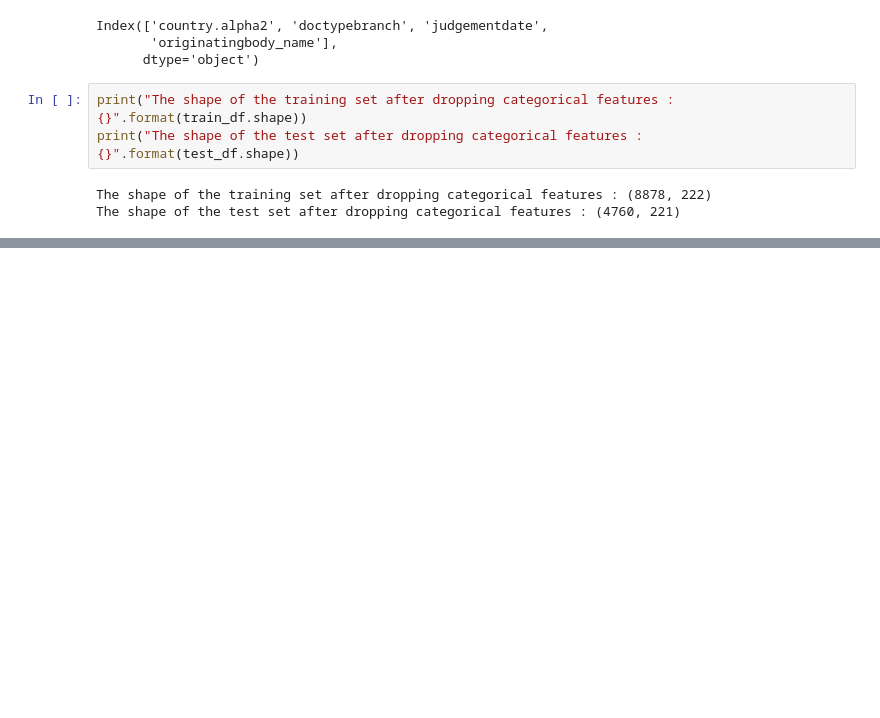
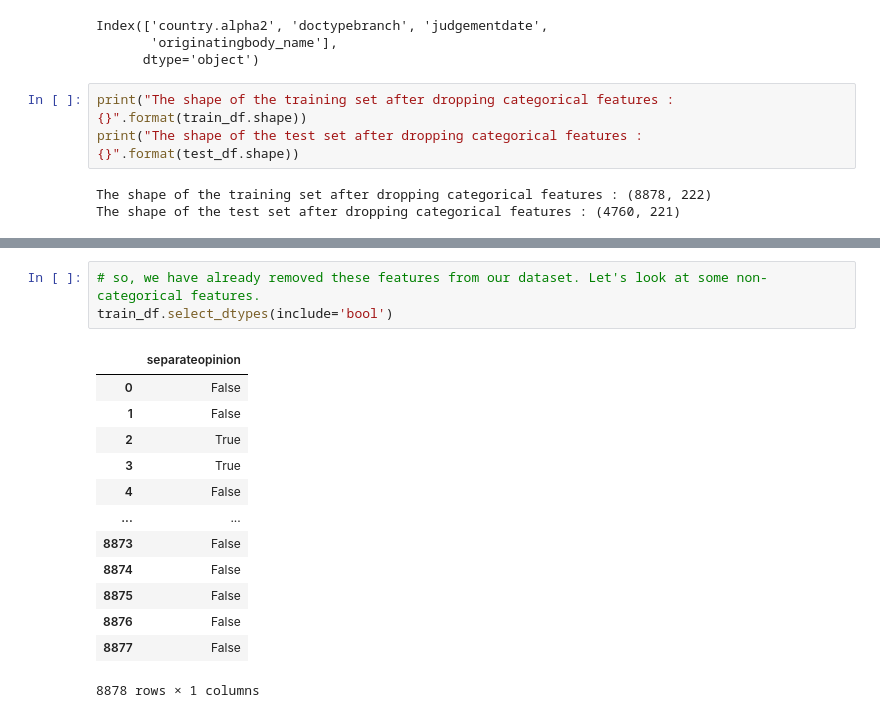
Before and after one commit to nabanitarimpi/customer-grievance-prediction, a Jupyter notebook: predict_grievance.ipynb, the cells around one changed output, grey strips where cells are left out. Drawn from its saved outputs; the diff is of its cells as text; blank space fills up the shorter version.

```diff
--- a/predict_grievance.ipynb
+++ b/predict_grievance.ipynb
@@ -796,0 +806,17 @@ The shape of the test set after dropping categorical features : (4760, 221)
+# %%
+# so, we have already removed these features from our dataset. Let's look at some non-categorical features.
+train_df.select_dtypes(include='bool')
+# %% [output]
+|  | separateopinion |
+| 0 | False |
+| 1 | False |
+| 2 | True |
+| 3 | True |
+| 4 | False |
+| ... | ... |
+| 8873 | False |
+| 8874 | False |
+| 8875 | False |
+| 8876 | False |
+| 8877 | False |
+8878 rows × 1 columns
```
Also changed, not shown: parts of 41 cells of this notebook.
